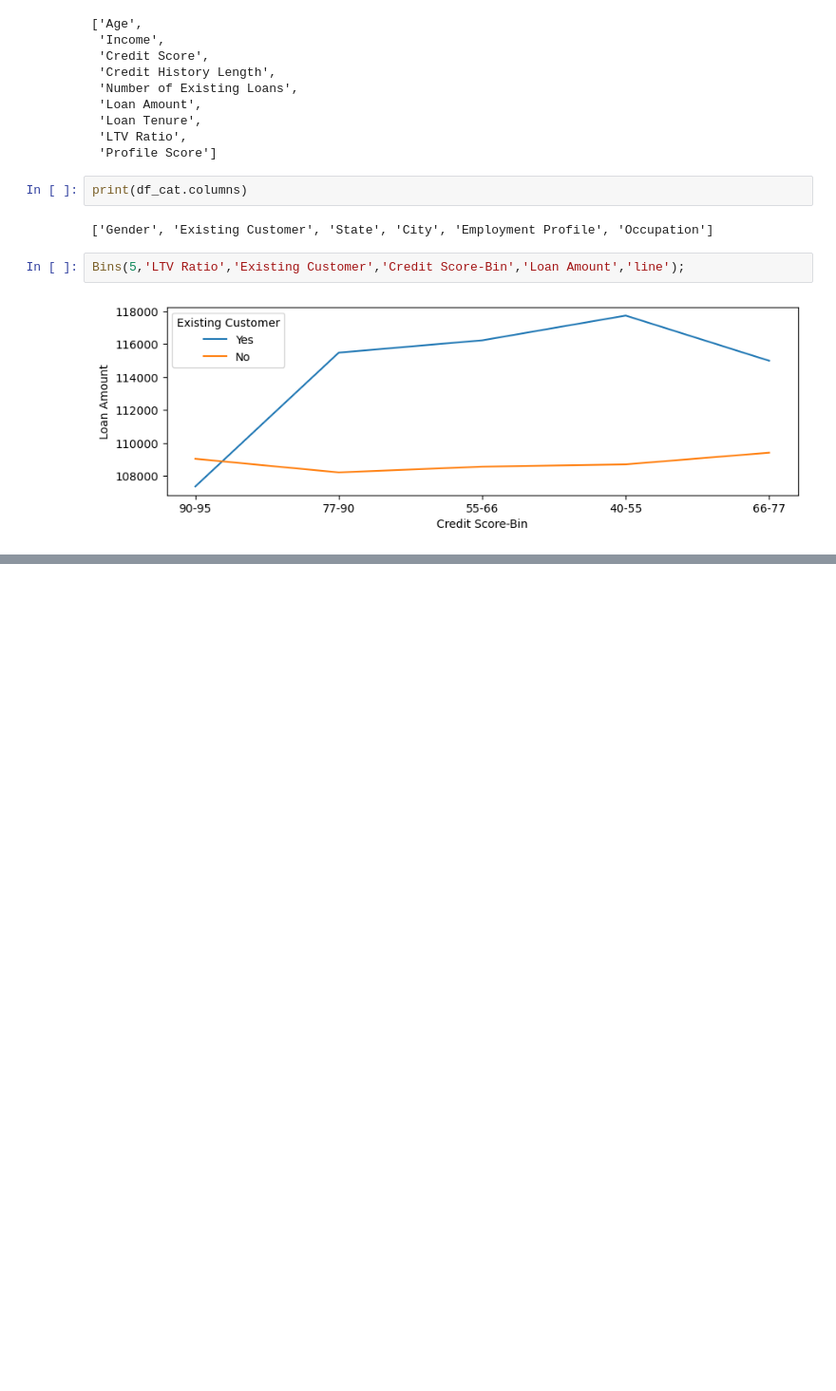
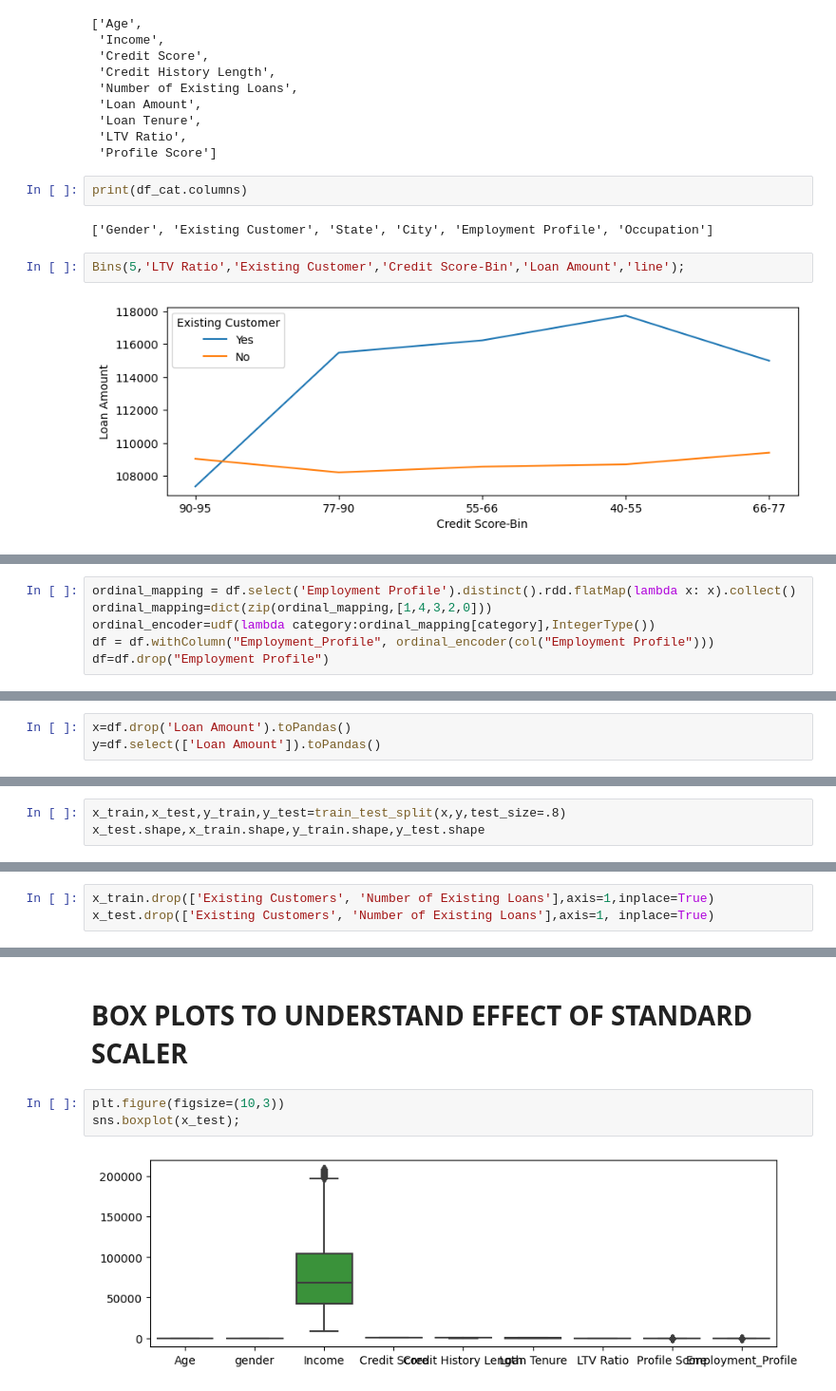
Before and after one commit to NithinKumarKR/Loan-Default-Prediction, a Jupyter notebook: Untitled2.ipynb, the cells around one changed output, grey strips where cells are left out. Shown at 95% size. Drawn from its saved outputs; the diff is of its cells as text; blank space fills up the shorter version.

```diff
--- a/Untitled2.ipynb
+++ b/Untitled2.ipynb
@@ -464,0 +502,6 @@ KeyError: 'Gender'
+# %%
+ordinal_mapping = df.select('Employment Profile').distinct().rdd.flatMap(lambda x: x).collect()
+ordinal_mapping=dict(zip(ordinal_mapping,[1,4,3,2,0]))
+ordinal_encoder=udf(lambda category:ordinal_mapping[category],IntegerType())
+df = df.withColumn("Employment_Profile", ordinal_encoder(col("Employment Profile")))
+df=df.drop("Employment Profile")
@@ -464,0 +552,3 @@ KeyError: 'Gender'
+# %%
+x=df.drop('Loan Amount').toPandas()
+y=df.select(['Loan Amount']).toPandas()
@@ -464,0 +557,3 @@ KeyError: 'Gender'
+# %%
+x_train,x_test,y_train,y_test=train_test_split(x,y,test_size=.8)
+x_test.shape,x_train.shape,y_train.shape,y_test.shape
@@ -464,0 +593,3 @@ KeyError: 'Gender'
+# %%
+x_train.drop(['Existing Customers', 'Number of Existing Loans'],axis=1,inplace=True)
+x_test.drop(['Existing Customers', 'Number of Existing Loans'],axis=1, inplace=True)
@@ -464,0 +623,7 @@ KeyError: 'Gender'
+# %% [markdown]
+# BOX PLOTS TO UNDERSTAND EFFECT OF STANDARD SCALER
+# %%
+plt.figure(figsize=(10,3))
+sns.boxplot(x_test);
+# %% [output]
+[figure, added]
```
Also changed, not shown: parts of 36 cells of this notebook.
